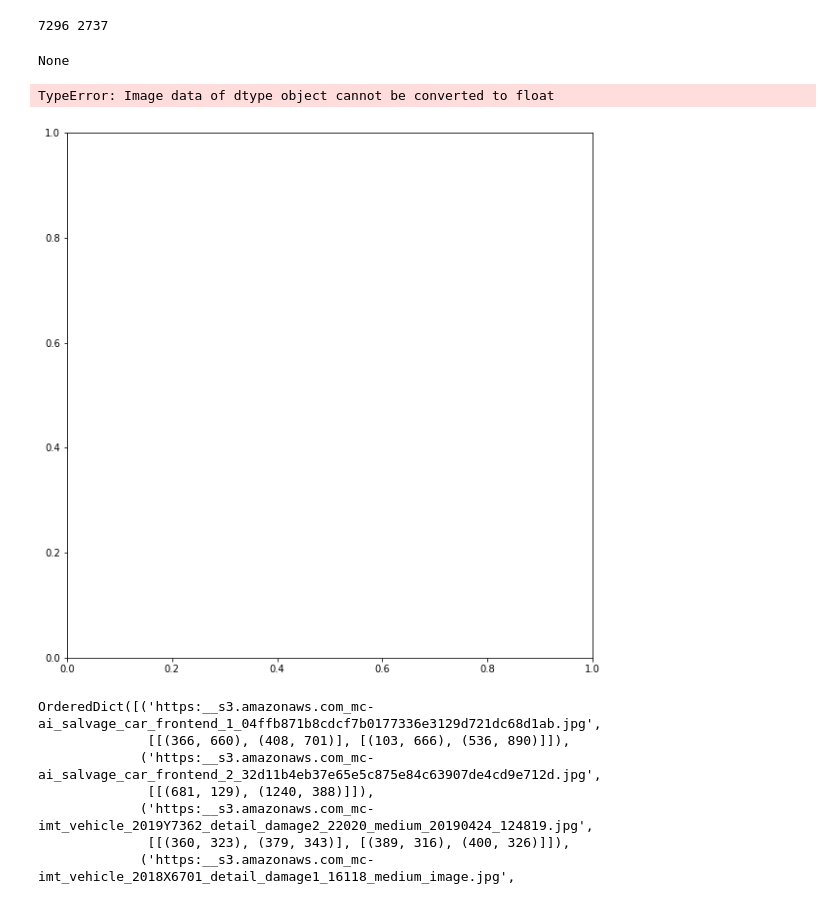
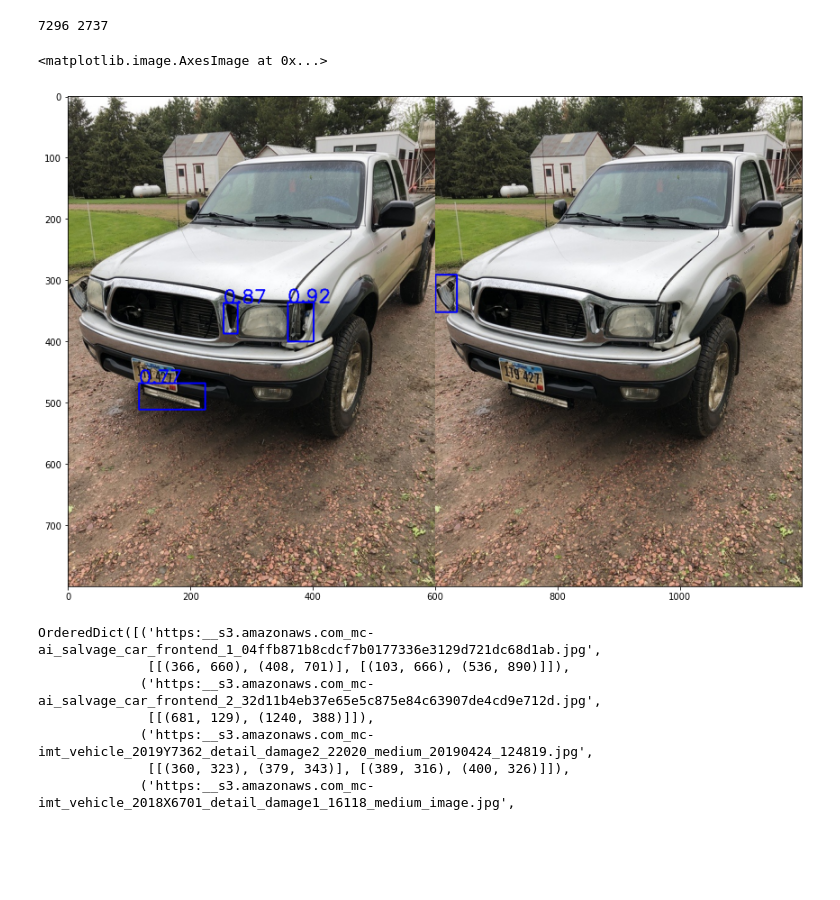
Before and after one commit to mtcld/CBNetV2, a Jupyter notebook: demo/Ensemble.ipynb, the cells around one changed output. Cells and saved outputs as stored; diff of their text form; code cells hidden in the pictures; blank space fills up the shorter version.

```diff
--- a/demo/Ensemble.ipynb
+++ b/demo/Ensemble.ipynb
@@ -58,9 +61,9 @@ model = init_detector(config_file, checkpoint_file, device='cuda:0')
 Use load_from_local loader
 # %%
 #path = Path('../data/generali/dent')
-path = Path('../data/loose')
+path = Path('../data/scratch')
 # %%
-test = json.load(open(path/'annotations'/'train.json'))
+test = json.load(open(path/'annotations'/'test.json'))
 #test = json.load(open('test.json'))
 print(test['info'])
 print(len(test['images']),len(test['annotations']))
@@ -376,6 +379,7 @@ def plot_fp(idx,i_boxes):
 def plot_fp_v2(idx,i_boxes):
     #get predict boxes and groudtruth_box
     img = cv2.imread(str(path/'images'/es[str(idx)]['image']))
+    img = cv2.cvtColor(img,cv2.COLOR_BGR2RGB)
     img_out = img.copy()
     #print('test : ',es[str(idx)]['image'],es[str(idx)]['scores'])
 
@@ -415,8 +419,10 @@ def plot_fp_v2(idx,i_boxes):
             pred_tp[i] = -1
             check_fp =True
 
-    if len([0 for i in pred_tp if i==1]) == 0 :
-        return None,0
+#     if len([0 for i in pred_tp if i==1]) == 0 :
+#         for i in range(gt_boxes):
+#             img = cv2.rectangle(img,gt_boxes[i][0],gt_boxes[i][1],(0,0,255),2)
+#         return np.hstack((img_out,img)),0
     # draw TP, FP, FN
     #print(pred_tp)
     font = cv2.FONT_HERSHEY_SIMPLEX
@@ -428,6 +434,7 @@ def plot_fp_v2(idx,i_boxes):
 
         elif pred_tp[i]==-1:
             img_out = cv2.rectangle(img_out,boxes[i][0],boxes[i][1],(0,0,255),2)   #FP
+            cv2.putText(img_out,"{:.2f}".format(es[str(idx)]['scores'][i]),boxes[i][0], font, 1,(0,0,255),2)
 
 
     for i in range(len(gt_tp)):
@@ -608,9 +615,11 @@ def plot_fp_v2_with_segm(idx,i_boxes,i_segms):
 
     return np.hstack((img_out,img))
 # %%
-#es = json.load(open('./merimen/yolo_pred_crack.json'))
+#scratch_st_yolo_deploy_19_2_ensemble_1408_demo
+#origin_crack_cp
+es = json.load(open('scratch_cbn_yolo_06_04_ensemble_1408.json'))
 #yolo_pred.json
-es = json.load(open('loose.json'))
+#es = json.load(open('loose.json'))
 total_tp = 0
 total_fn = 0
 total_fp = 0
@@ -628,8 +637,8 @@ for i in tqdm(test['images']):
     count_gt += len(gt_boxes)
     gt_boxes = [[(int(b[0]),int(b[1])),(int(b[0])+int(b[2]),int(b[1])+int(b[3]))] for b in gt_boxes]
     #gt_segms = [np.array(a['segmentation']).reshape(-1,2).astype(np.int32) for a in test['annotations'] if a['image_id']==i['id']]
-    gt_labels = [a['category_id'] for a in test['annotations'] if a['image_id']==i['id']]
-
+    #gt_labels = [a['category_id'] for a in test['annotations'] if a['image_id']==i['id']]
+    gt_labels = [0 for a in test['annotations'] if a['image_id']==i['id']]
 
     pred_boxes = copy.deepcopy(es[str(i['id'])]['boxes'])
     for j in range(len(pred_boxes)):
@@ -647,6 +656,7 @@ for i in tqdm(test['images']):
     #print(i['id'])
     #print(es[str(i['id'])])
     pred_labels = es[str(i['id'])]['labels']
+    pred_labels = [0 for l in pred_labels]
 
     print(i['id'],i['file_name'])
     old_check = check_dense
@@ -863,16 +857,15 @@ AP25 8 /(8+1) =
 #1444 587 1005
 # %%
 
-es = json.load(open('loose.json'))
-idx = 4520
+es = json.load(open('origin_crack_cp.json'))
+idx = 3432
 i,k = plot_fp_v2(str(idx),es[str(idx)]['boxes'])
-print(i)
+#print(i)
 plt.figure(figsize=(20,10))
 plt.imshow(i)
 # %% [output]
-None
+<matplotlib.image.AxesImage at 0x...>
-TypeError: Image data of dtype object cannot be converted to float
-[figure, old version]
+[figure, new version]
 # %%
 fp_cases
 # %% [output]
```
Also changed, not shown: parts of 5 cells of this notebook, 3 other files.
